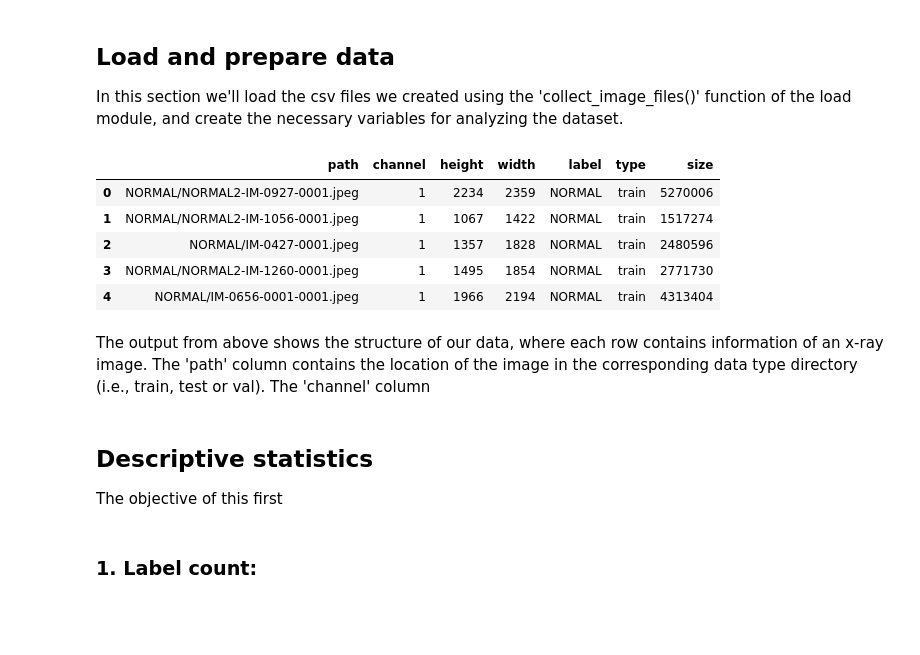
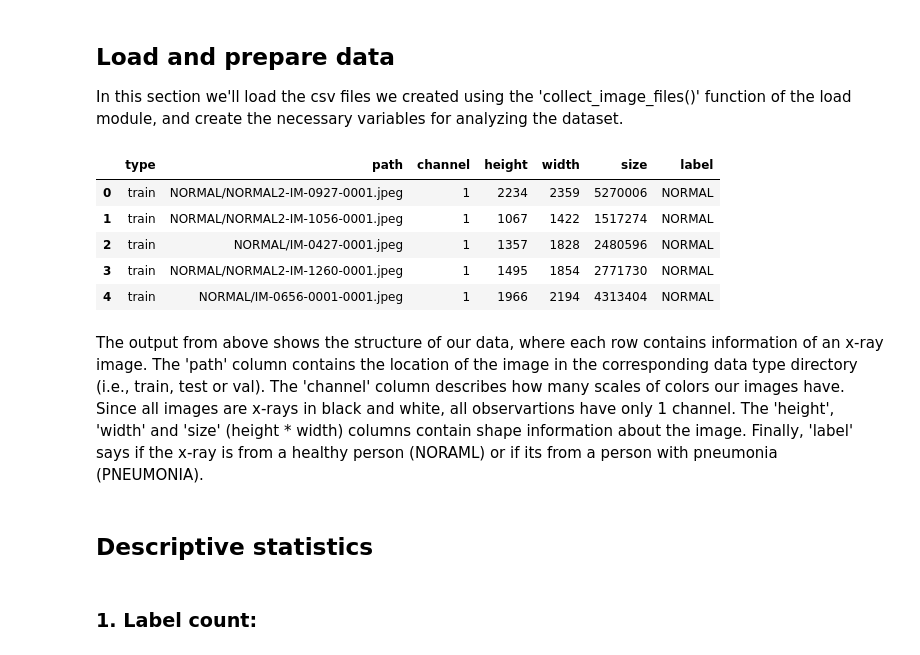
Before and after one commit to jgibson517/silent-p, a Jupyter notebook: checkpoint_1.ipynb, the cells around one changed output. Drawn from its saved outputs; the diff is of its cells as text; code cells hidden in the pictures; blank space fills up the shorter version.

```diff
--- a/checkpoint_1.ipynb
+++ b/checkpoint_1.ipynb
@@ -17,37 +18,36 @@ In this section we'll load the csv files we created using the 'collect_image_fil
 # %%
 # Load csv files
 train = pd.read_csv('data/output/train.csv', usecols=['path', 'channel', 'height', 'width', 'label'])
 test  = pd.read_csv('data/output/test.csv', usecols=['path', 'channel', 'height', 'width', 'label'])
 val   = pd.read_csv('data/output/val.csv', usecols=['path', 'channel', 'height', 'width', 'label'])
 
 # Create 'type' variable
 train['type'] = 'train'
 test['type'] =  'test'
 val['type'] = 'val'
 
 # Create 'size' variable
 train['size'] = train['height'] * train['width']
 test['size'] = test['height'] * test['width']
 val['size'] = val['height'] * val['width']
 
 # Combine datasets
 data = pd.concat([train, test, val], ignore_index=True, axis=0)
+data = data[['type', 'path', 'channel', 'height', 'width', 'size', 'label']]
 
 # Combined dataset preview
 data.head()
 # %% [output]
-|  | path | channel | height | width | label | type | size |
-| 0 | NORMAL/NORMAL2-IM-0927-0001.jpeg | 1 | 2234 | 2359 | NORMAL | train | 5270006 |
-| 1 | NORMAL/NORMAL2-IM-1056-0001.jpeg | 1 | 1067 | 1422 | NORMAL | train | 1517274 |
-| 2 | NORMAL/IM-0427-0001.jpeg | 1 | 1357 | 1828 | NORMAL | train | 2480596 |
-| 3 | NORMAL/NORMAL2-IM-1260-0001.jpeg | 1 | 1495 | 1854 | NORMAL | train | 2771730 |
-| 4 | NORMAL/IM-0656-0001-0001.jpeg | 1 | 1966 | 2194 | NORMAL | train | 4313404 |
+|  | type | path | channel | height | width | size | label |
+| 0 | train | NORMAL/NORMAL2-IM-0927-0001.jpeg | 1 | 2234 | 2359 | 5270006 | NORMAL |
+| 1 | train | NORMAL/NORMAL2-IM-1056-0001.jpeg | 1 | 1067 | 1422 | 1517274 | NORMAL |
+| 2 | train | NORMAL/IM-0427-0001.jpeg | 1 | 1357 | 1828 | 2480596 | NORMAL |
+| 3 | train | NORMAL/NORMAL2-IM-1260-0001.jpeg | 1 | 1495 | 1854 | 2771730 | NORMAL |
+| 4 | train | NORMAL/IM-0656-0001-0001.jpeg | 1 | 1966 | 2194 | 4313404 | NORMAL |
 # %% [markdown]
-The output from above shows the structure of our data, where each row contains information of an x-ray image. The 'path' column contains the location of the image in the corresponding data type directory (i.e., train, test or val). The 'channel' column
+The output from above shows the structure of our data, where each row contains information of an x-ray image. The 'path' column contains the location of the image in the corresponding data type directory (i.e., train, test or val). The 'channel' column describes how many scales of colors our images have. Since all images are x-rays in black and white, all observartions have only 1 channel. The 'height', 'width' and 'size' (height * width) columns contain shape information about the image. Finally, 'label' says if the x-ray is from a healthy person (NORAML) or if its from a person with pneumonia (PNEUMONIA).
 # %% [markdown]
 ## Descriptive statistics
-
-The objective of this first
 # %% [markdown]
 ### 1. Label count:
 # %%
```
Also changed, not shown: parts of 13 cells of this notebook.
